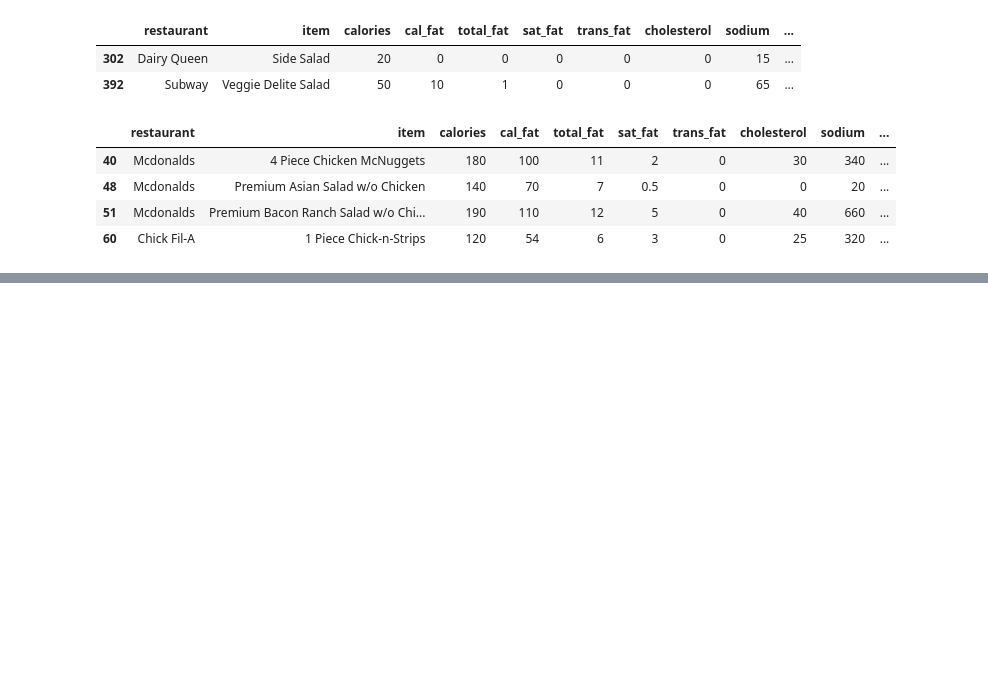
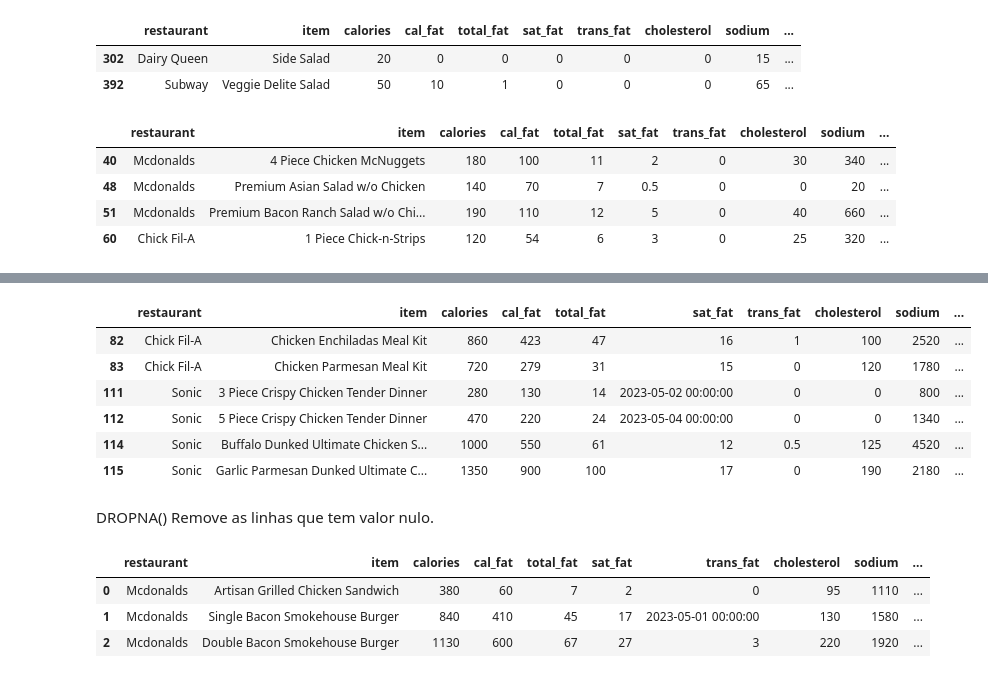
Before and after one commit to TgdaAlmeida/aula_coderhouse, a Jupyter notebook: CURSO_CODER/aula8.ipynb, the cells around one changed output, grey strips where cells are left out. Saved outputs shown, nothing was run; the diff lists cells and outputs as text; code cells hidden in the pictures; blank space fills up the shorter version.

```diff
--- a/CURSO_CODER/aula8.ipynb
+++ b/CURSO_CODER/aula8.ipynb
@@ -167,0 +219,12 @@ df2[(df2['sugar'] < 50)&(df2['calories'] <= 200)].head(4) #COMBINAR FILTROS
+# %%
+df2[df2['calcium'].isnull()].head(6)
+# %% [output]
+|  | restaurant | item | calories | cal_fat | total_fat | sat_fat | trans_fat | cholesterol | sodium | ... |
+| 82 | Chick Fil-A | Chicken Enchiladas Meal Kit | 860 | 423 | 47 | 16 | 1 | 100 | 2520 | ... |
+| 83 | Chick Fil-A | Chicken Parmesan Meal Kit | 720 | 279 | 31 | 15 | 0 | 120 | 1780 | ... |
+| 111 | Sonic | 3 Piece Crispy Chicken Tender Dinner | 280 | 130 | 14 | 2023-05-02 00:00:00 | 0 | 0 | 800 | ... |
+| 112 | Sonic | 5 Piece Crispy Chicken Tender Dinner | 470 | 220 | 24 | 2023-05-04 00:00:00 | 0 | 0 | 1340 | ... |
+| 114 | Sonic | Buffalo Dunked Ultimate Chicken S... | 1000 | 550 | 61 | 12 | 0.5 | 125 | 4520 | ... |
+| 115 | Sonic | Garlic Parmesan Dunked Ultimate C... | 1350 | 900 | 100 | 17 | 0 | 190 | 2180 | ... |
+# %% [markdown]
+DROPNA() Remove as linhas que tem valor nulo.
@@ -167,0 +233,7 @@ df2[(df2['sugar'] < 50)&(df2['calories'] <= 200)].head(4) #COMBINAR FILTROS
+# %%
+df2.dropna(subset='protein').head(3) #SOMENTE NA COLUNA PROTEINA, SE TIVER NULO VAI REMOVER A LINHA
+# %% [output]
+|  | restaurant | item | calories | cal_fat | total_fat | sat_fat | trans_fat | cholesterol | sodium | ... |
+| 0 | Mcdonalds | Artisan Grilled Chicken Sandwich | 380 | 60 | 7 | 2 | 0 | 95 | 1110 | ... |
+| 1 | Mcdonalds | Single Bacon Smokehouse Burger | 840 | 410 | 45 | 17 | 2023-05-01 00:00:00 | 130 | 1580 | ... |
+| 2 | Mcdonalds | Double Bacon Smokehouse Burger | 1130 | 600 | 67 | 27 | 3 | 220 | 1920 | ... |
```
Also changed, not shown: parts of 9 cells of this notebook, 1 other file.
